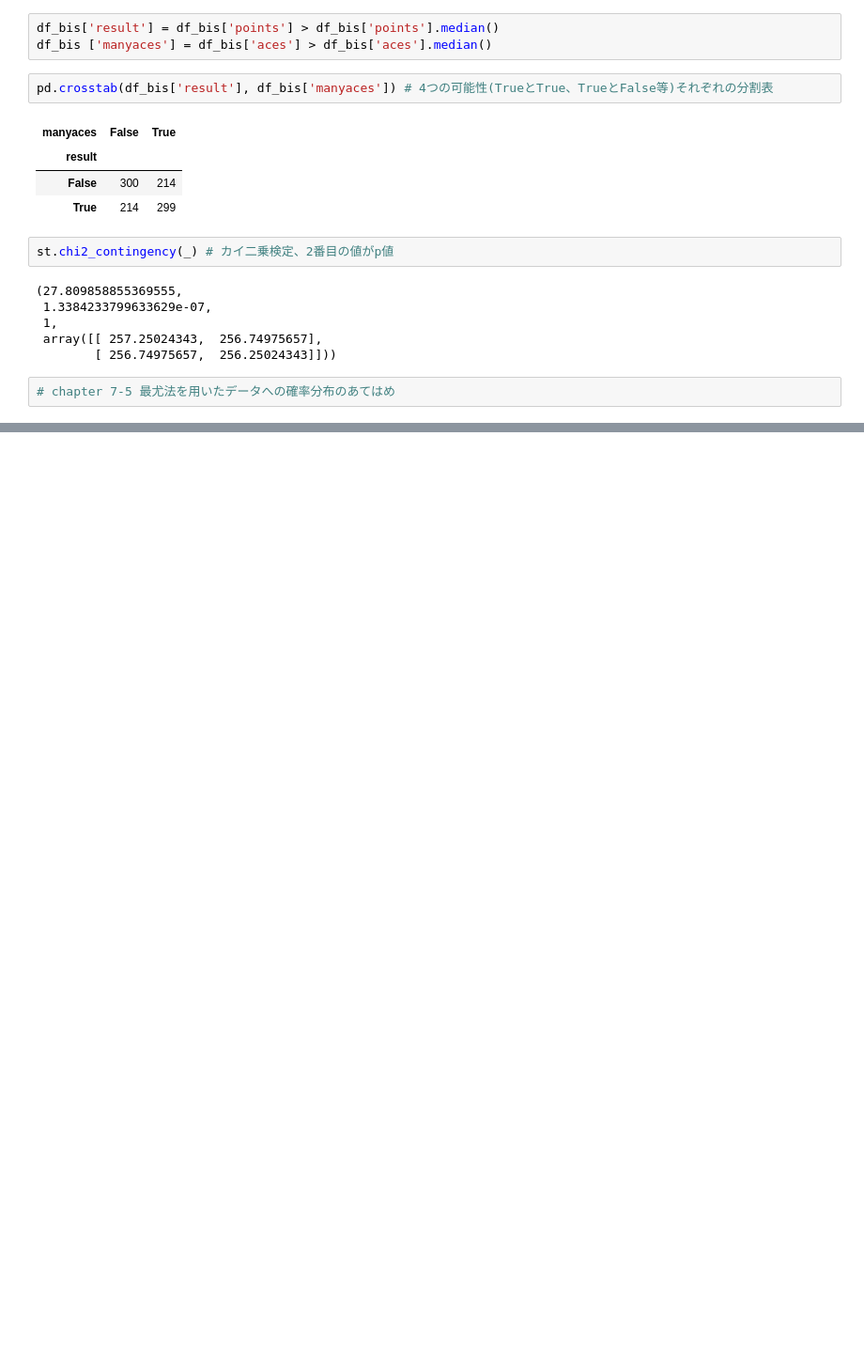
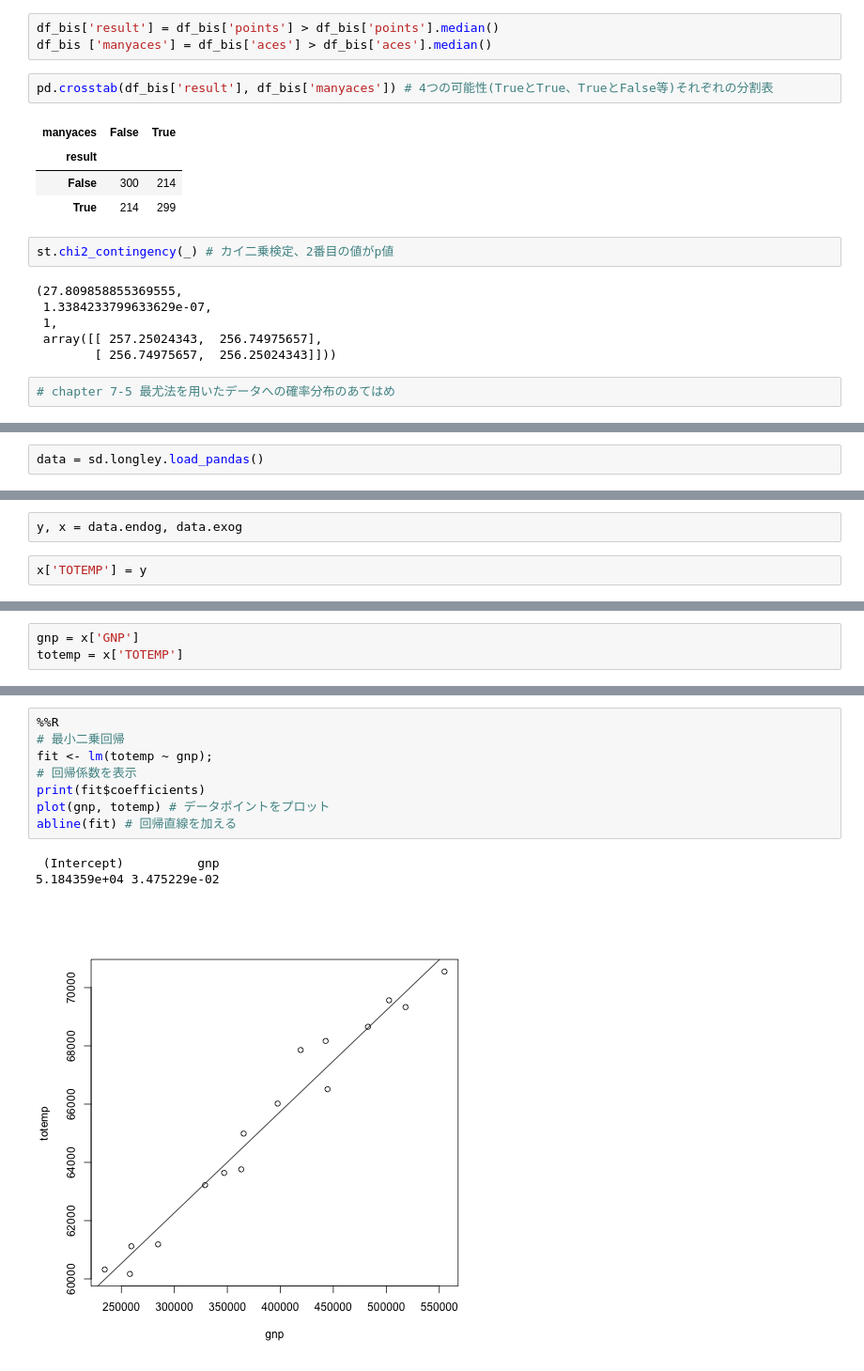
Before and after one commit to discocactus/IPython_DataScienceCookBook, a Jupyter notebook: IPythonDSCB_7.ipynb, the cells around one changed output, grey strips where cells are left out. Shown: that part at 94% size. Cells and saved outputs as stored; diff of their text form; blank space fills up the shorter version.

```diff
--- a/IPythonDSCB_7.ipynb
+++ b/IPythonDSCB_7.ipynb
@@ -205,0 +210,2 @@ st.chi2_contingency(_) # カイ二乗検定、2番目の値がp値
+# %%
+data = sd.longley.load_pandas()
@@ -205,0 +218,4 @@ st.chi2_contingency(_) # カイ二乗検定、2番目の値がp値
+# %%
+y, x = data.endog, data.exog
+# %%
+x['TOTEMP'] = y
@@ -205,0 +242,3 @@ st.chi2_contingency(_) # カイ二乗検定、2番目の値がp値
+# %%
+gnp = x['GNP']
+totemp = x['TOTEMP']
@@ -205,0 +249,12 @@ st.chi2_contingency(_) # カイ二乗検定、2番目の値がp値
+# %%
+%%R
+# 最小二乗回帰
+fit <- lm(totemp ~ gnp);
+# 回帰係数を表示
+print(fit$coefficients)
+plot(gnp, totemp) # データポイントをプロット
+abline(fit) # 回帰直線を加える
+# %% [output]
+ (Intercept)          gnp
+5.184359e+04 3.475229e-02
+[figure, added]
```
Also changed, not shown: parts of 6 cells of this notebook.
